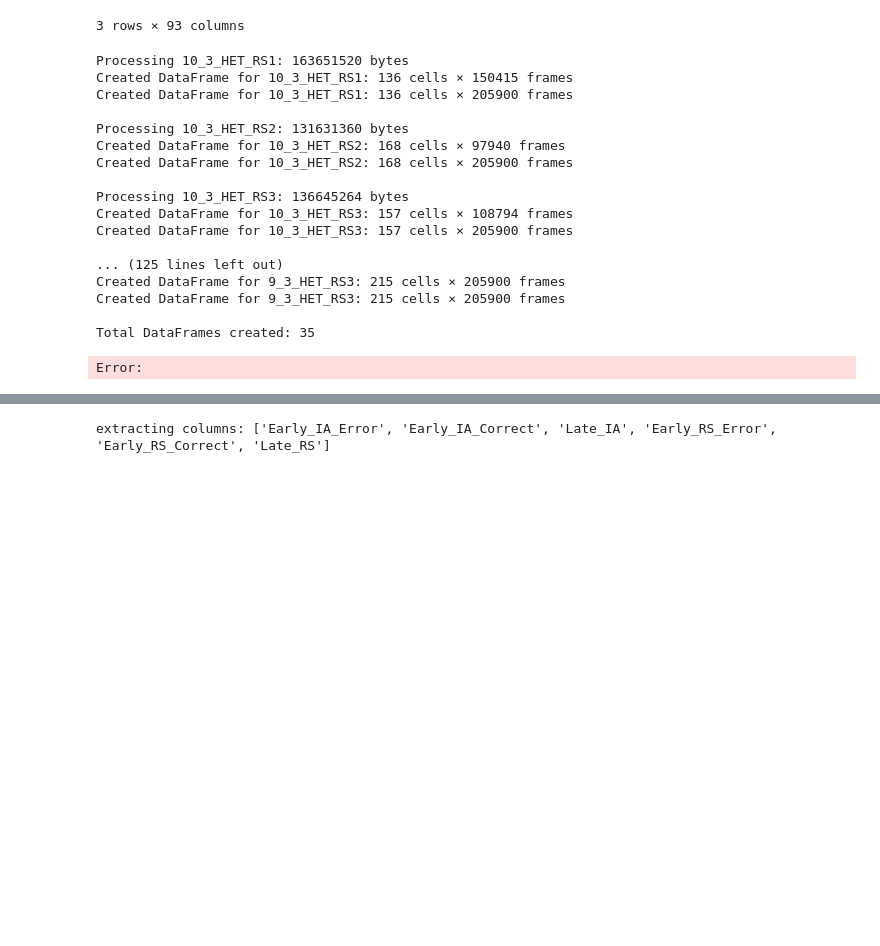
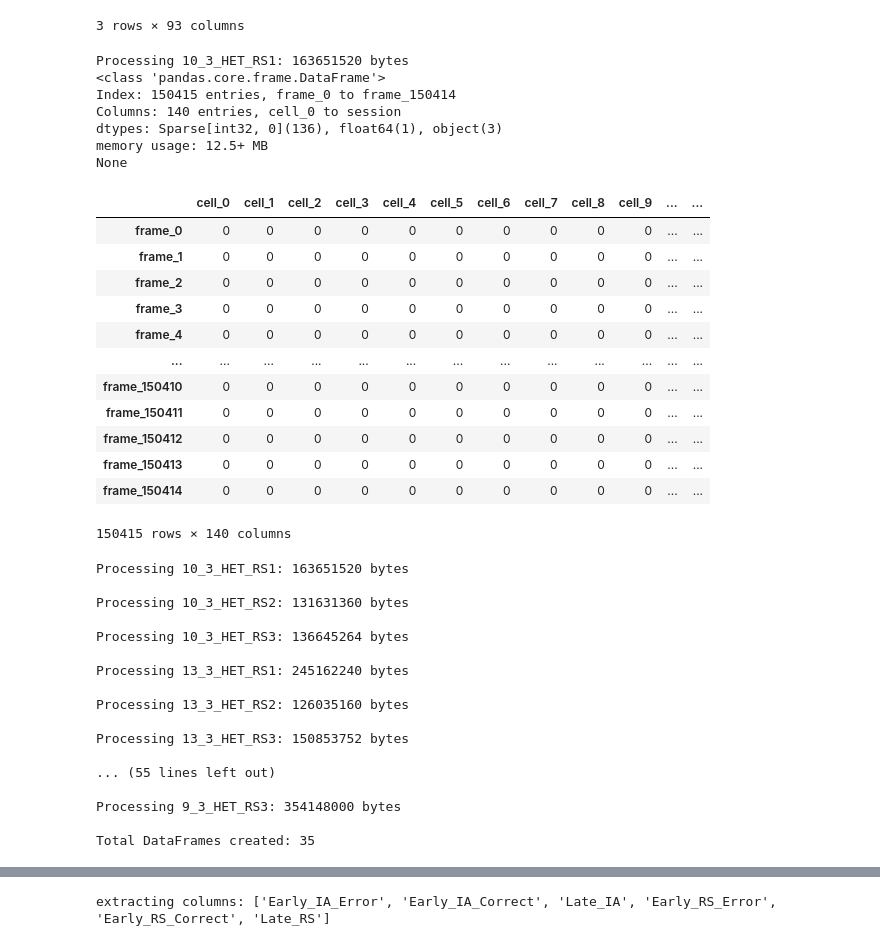
Before and after one commit to cjohnsoncruz/dlx56_mPFC_1p_SohalLab, a Jupyter notebook: code/preprocess matlab data v1.ipynb, the cells around one changed output, grey strips where cells are left out. Saved outputs shown, nothing was run; the diff lists cells and outputs as text; code cells hidden in the pictures; blank space fills up the shorter version.

Commit message:
add label col to df
+ reworked into rows = samples for ingested dataframes vs cols. speedup

```diff
--- a/code/preprocess matlab data v1.ipynb
+++ b/code/preprocess matlab data v1.ipynb
@@ -314,52 +316,73 @@ None
 # %%
 def dataset_obj_to_df(dataset_obj):
     # Create DataFrame from raster (cells × frames)
-    print(f"\nProcessing {obj['name']}: {obj['raster'].nbytes} bytes")
-    raster_df = pd.DataFrame(obj['raster'],
-    dtype = 'Sparse[int]',
-    columns=[f'frame_{i}' for i in range(obj['raster'].shape[1])]
-    )
+    print(f"\nProcessing {dataset_obj['name']}: {dataset_obj['raster'].nbytes} bytes")
+    #setup dataset df
+    raster_df = pd.DataFrame(
+        dataset_obj['raster'].T,
+        index=[f'frame_{i}' for i in range(dataset_obj['raster'].shape[1])],
+        columns = [f'cell_{i}' for i in range(dataset_obj['raster'].shape[0])],
+        dtype = 'Sparse[int]')
+            #add labels
+    raster_df['labels'] = dataset_obj['labels']
+
     # Add metadata columns
-    raster_df['cell_id'] = range(obj['raster'].shape[0])
-    raster_df['subject_name'] = obj['name']
-    raster_df['geno'] = obj['geno']
-    raster_df['session'] = obj['session']
+    #cell Id is represented as col name
+    raster_df['subject_name'] = dataset_obj['name']
+    raster_df['geno'] = dataset_obj['geno']
+    raster_df['session'] = dataset_obj['session']
 
-    # Reorder columns to put metadata first
-    meta_cols = ['subject_name', 'geno', 'session', 'cell_id']
-    frame_cols = [col for col in raster_df.columns if col.startswith('frame_')]
-    raster_df = raster_df[meta_cols + frame_cols]
-
-    print(f"Created DataFrame for {obj['name']}: {raster_df.shape[0]} cells × {len(frame_cols)} frames")
     return raster_df
+# %%
+#test 1 dataset
+test_df = dataset_obj_to_df(loaded_objects[0])
+print(test_df.info())
+test_df
+# %% [output]
+Processing 10_3_HET_RS1: 163651520 bytes
+<class 'pandas.core.frame.DataFrame'>
+Index: 150415 entries, frame_0 to frame_150414
+Columns: 140 entries, cell_0 to session
+dtypes: Sparse[int32, 0](136), float64(1), object(3)
+memory usage: 12.5+ MB
+None
+|  | cell_0 | cell_1 | cell_2 | cell_3 | cell_4 | cell_5 | cell_6 | cell_7 | cell_8 | cell_9 | ... | ... |
+| frame_0 | 0 | 0 | 0 | 0 | 0 | 0 | 0 | 0 | 0 | 0 | ... | ... |
+| frame_1 | 0 | 0 | 0 | 0 | 0 | 0 | 0 | 0 | 0 | 0 | ... | ... |
+| frame_2 | 0 | 0 | 0 | 0 | 0 | 0 | 0 | 0 | 0 | 0 | ... | ... |
+| frame_3 | 0 | 0 | 0 | 0 | 0 | 0 | 0 | 0 | 0 | 0 | ... | ... |
+| frame_4 | 0 | 0 | 0 | 0 | 0 | 0 | 0 | 0 | 0 | 0 | ... | ... |
+| ... | ... | ... | ... | ... | ... | ... | ... | ... | ... | ... | ... | ... |
+| frame_150410 | 0 | 0 | 0 | 0 | 0 | 0 | 0 | 0 | 0 | 0 | ... | ... |
+| frame_150411 | 0 | 0 | 0 | 0 | 0 | 0 | 0 | 0 | 0 | 0 | ... | ... |
+| frame_150412 | 0 | 0 | 0 | 0 | 0 | 0 | 0 | 0 | 0 | 0 | ... | ... |
+| frame_150413 | 0 | 0 | 0 | 0 | 0 | 0 | 0 | 0 | 0 | 0 | ... | ... |
+| frame_150414 | 0 | 0 | 0 | 0 | 0 | 0 | 0 | 0 | 0 | 0 | ... | ... |
+150415 rows × 140 columns
 # %%
 # Loop over imported subject rasters and create pandas DataFrames
 raster_dataframes = {}
 
-for obj in loaded_objects:
-    # Create DataFrame from raster (cells × frames)
-
+for obj in loaded_objects:    # Create DataFrame from raster (cells × frames)
     raster_df = dataset_obj_to_df(obj)
     raster_dataframes[obj['name']] = raster_df
-    print(f"Created DataFrame for {obj['name']}: {raster_df.shape[0]} cells × {len(frame_cols)} frames")
 
 print(f"\nTotal DataFrames created: {len(raster_dataframes)}")
 # %% [output]
 Processing 10_3_HET_RS1: 163651520 bytes
-Created DataFrame for 10_3_HET_RS1: 136 cells × 150415 frames
-Created DataFrame for 10_3_HET_RS1: 136 cells × 205900 frames
 
 Processing 10_3_HET_RS2: 131631360 bytes
-Created DataFrame for 10_3_HET_RS2: 168 cells × 97940 frames
-Created DataFrame for 10_3_HET_RS2: 168 cells × 205900 frames
 
 Processing 10_3_HET_RS3: 136645264 bytes
-Created DataFrame for 10_3_HET_RS3: 157 cells × 108794 frames
-Created DataFrame for 10_3_HET_RS3: 157 cells × 205900 frames
 
-... (125 lines left out)
-Created DataFrame for 9_3_HET_RS3: 215 cells × 205900 frames
-Created DataFrame for 9_3_HET_RS3: 215 cells × 205900 frames
+Processing 13_3_HET_RS1: 245162240 bytes
+
+Processing 13_3_HET_RS2: 126035160 bytes
+
+Processing 13_3_HET_RS3: 150853752 bytes
+
+... (55 lines left out)
+
+Processing 9_3_HET_RS3: 354148000 bytes
 
 Total DataFrames created: 35
-Error:
```
Also changed, not shown: parts of 4 cells of this notebook.
